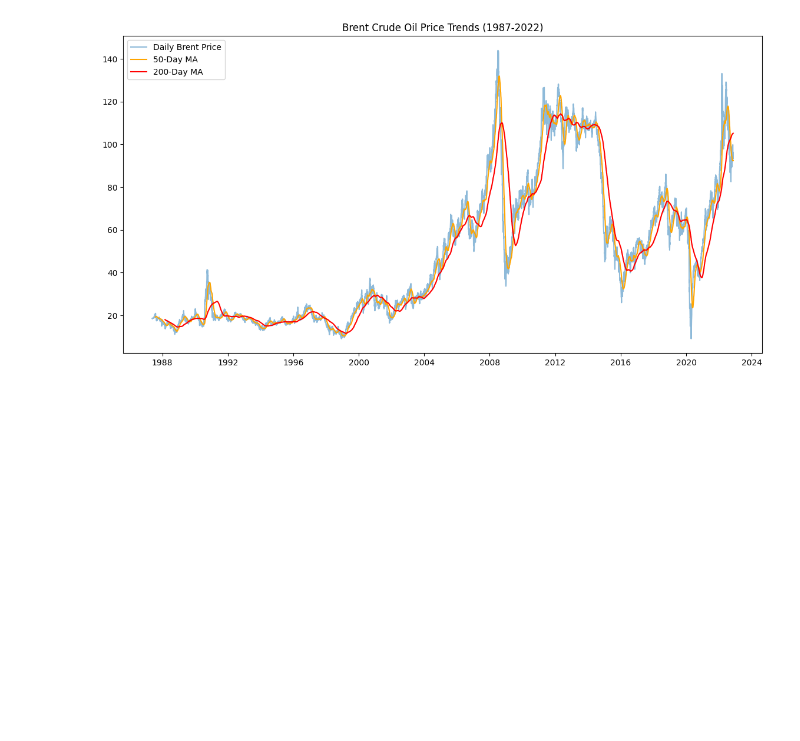
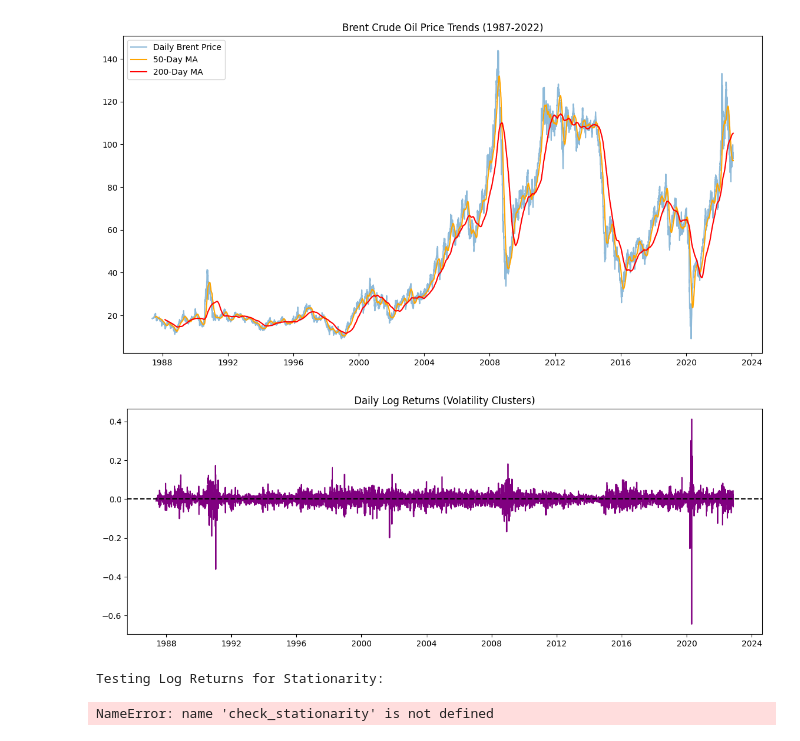
Before and after one commit to Hermi-101/oil_analysis, a Jupyter notebook: notebooks/01_eda_and_statistical_analysis.ipynb, the cells around one changed output. Saved outputs shown, nothing was run; the diff lists cells and outputs as text; code cells hidden in the pictures; blank space fills up the shorter version.

```diff
--- a/notebooks/01_eda_and_statistical_analysis.ipynb
+++ b/notebooks/01_eda_and_statistical_analysis.ipynb
@@ -54,3 +54,19 @@ plt.legend()
 plt.show()
 # %% [output]
 [figure]
+# %%
+# Calculate Log Returns
+df['Log_Return'] = np.log(df['Price'] / df['Price'].shift(1))
+
+plt.figure(figsize=(14, 5))
+plt.plot(df['Log_Return'], color='purple')
+plt.title('Daily Log Returns (Volatility Clusters)')
+plt.axhline(0, color='black', linestyle='--')
+plt.show()
+
+print("\nTesting Log Returns for Stationarity:")
+check_stationarity(df['Log_Return'])
+# %% [output]
+[figure, added]
+Testing Log Returns for Stationarity:
+NameError: name 'check_stationarity' is not defined
```
